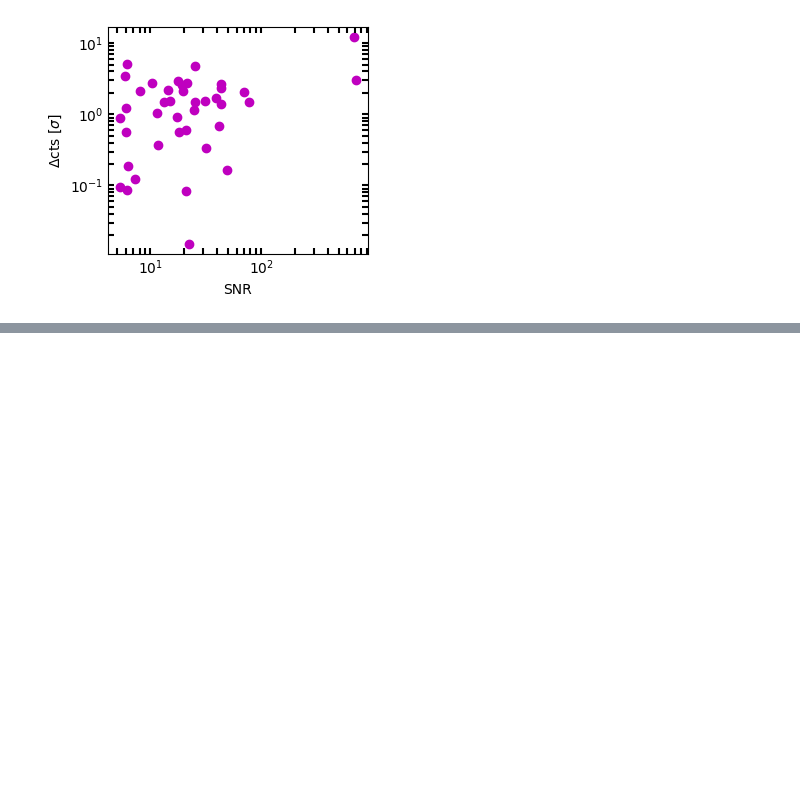
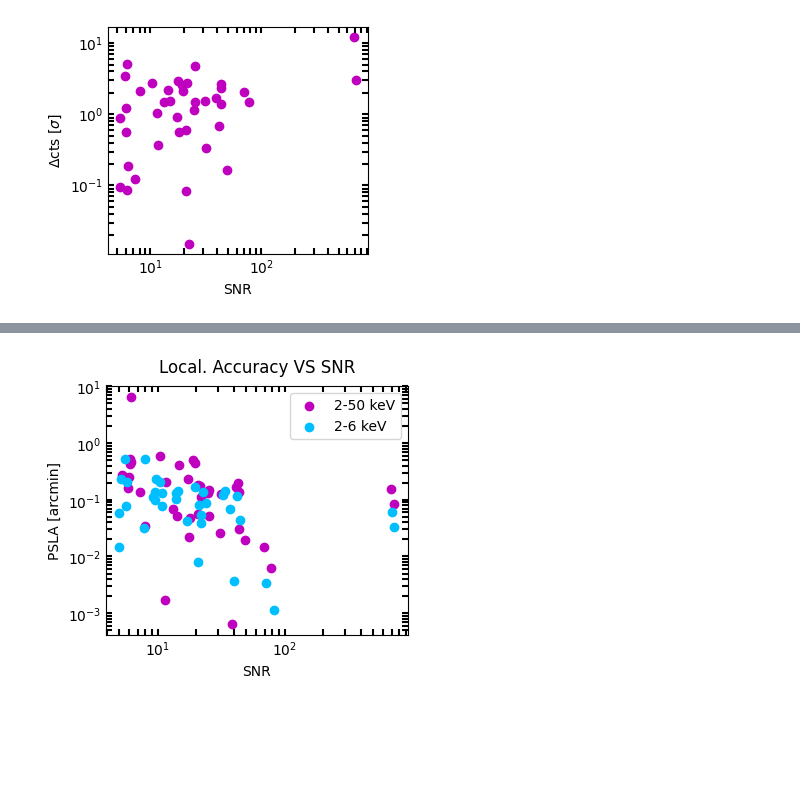
Before and after one commit to EdoardoGiancarli/LearningCodedMasks, a Jupyter notebook: IROS/PAPER_Tabs.ipynb, the cells around one changed output, grey strips where cells are left out. Saved outputs shown, nothing was run; the diff lists cells and outputs as text; code cells hidden in the pictures; blank space fills up the shorter version.

```diff
--- a/IROS/PAPER_Tabs.ipynb
+++ b/IROS/PAPER_Tabs.ipynb
@@ -488,3 +598,45 @@ Pars (a, b):
+# %%
+psla_cat_2_6keV = np.array(
+    [
+        0.03339676, 0.00340058, 0.04409732, 0.06919762, 0.14290338,
+        0.13602366, 0.08077105, 0.03934942, 0.16695273, 0.14097967,
+        0.13161096, 0.12937283, 0.11001702, 0.20699386, 0.23066594,
+        np.nan, 0.05932195, 0.0612945 , 0.0011286 , 0.11573413,
+        0.00363252, 0.12112322, 0.08724143, 0.05385639, 0.00807067,
+        0.04238208, 0.10184394, 0.07856266, 0.22760061, 0.13884177,
+        0.03224143, 0.20869945, 0.07861271, 0.53048708, 0.51312784,
+        0.01458372, 0.0990961 , np.nan
+    ],
+)
+snr_cat_2_6keV = np.array(
+    [
+        731.29129422,  71.72442994,  44.93747836,  37.19211233,
+        33.81852117,  22.97897563,  21.36366131,  22.16103323,
+        19.65610281,  14.43753895,  14.01959778,  10.86278573,
+        9.2672092 ,  10.39407975,   5.16881062,   5.02828898,
+        5.01925341, 696.824624  ,  82.24531648,  42.42060963,
+        39.80503122,  32.57678473,  23.90495199,  22.11494016,
+        20.85408599,  16.91680328,  13.95300327,  10.87555564,
+        9.77048744,   9.58399685,   7.83341066,   5.76828336,
+        5.67090849,   7.98739735,   5.56833479,   5.01779629,
+        9.48745182,   5.00385949
+    ],
+)
+
+
+show_psla_vs_snr_across_runs(
+    coord_res=[np.concat([np.abs(crdres_fine_A), np.abs(crdres_fine_B)]), psla_cat_2_6keV],
+    snrvals=[np.concat([snrvals_A, snrvals_B]), snr_cat_2_6keV],
+    xlabel='SNR',
+    ylabel='PSLA [arcmin]',
+    title='Local. Accuracy VS SNR',
+    colors=['m', 'DeepSkyBlue'],
+    labels=['2-50 keV', '2-6 keV'],
+    # save_to=f'{OUT_RESULTS_PATH}/psla_vs_snr_{'smoothed_' if 'smoothed' in RUN_ID else ''}{DATASET}_{E_min}-{E_max}keV_Unit_RUNCFR.pdf',
+    figsize=(3.4 + 0.5, 3.0 + 0.5),
+)
+# %% [output]
+[figure, added]
 # %% [markdown]
 <br>
 
```
Also changed, not shown: parts of 5 cells of this notebook.
